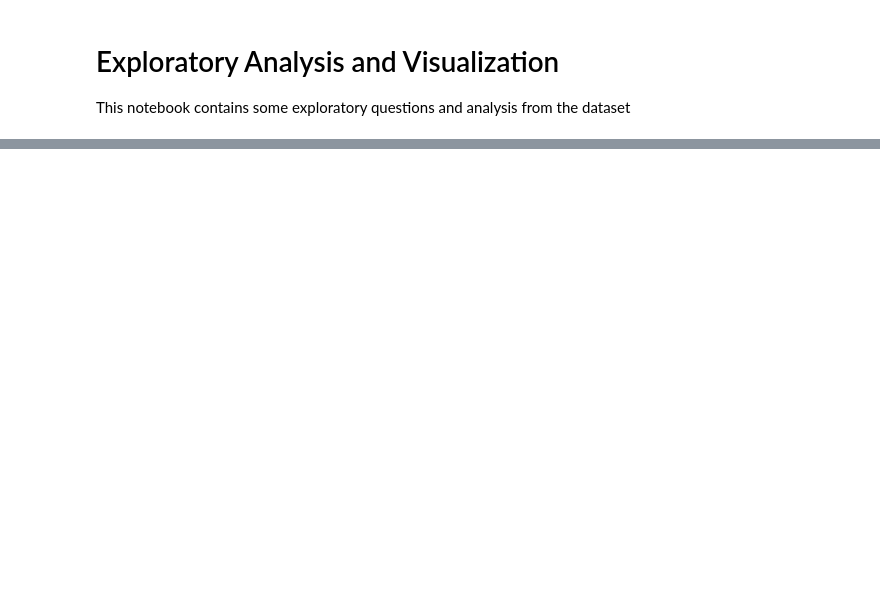
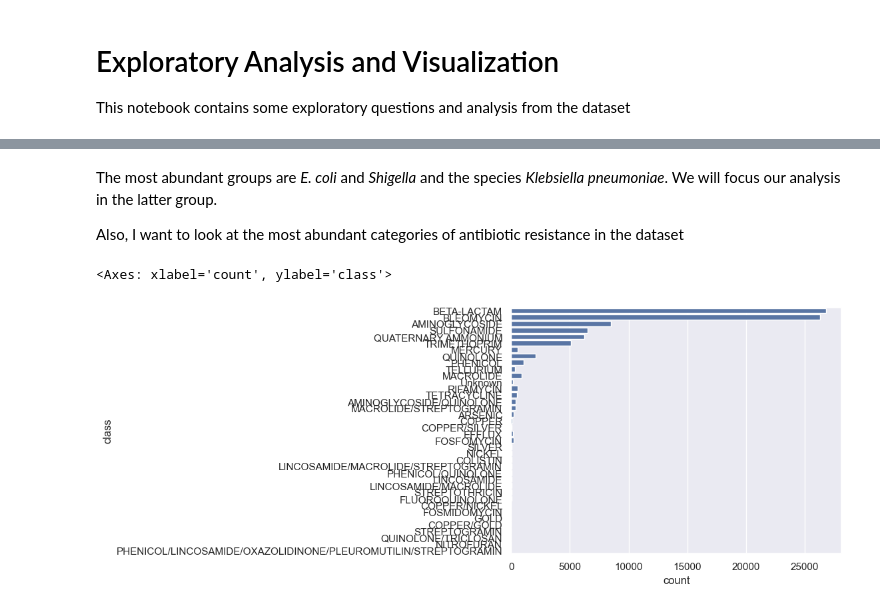
Before and after one commit to juanu/ndm-global, a Jupyter notebook: notebooks/2_ExploratoryAnalysis.ipynb, the cells around one changed output, grey strips where cells are left out. Cells and saved outputs as stored; diff of their text form; code cells hidden in the pictures; blank space fills up the shorter version.

Commit message:
updated exploratory analysis

```diff
--- a/notebooks/2_ExploratoryAnalysis.ipynb
+++ b/notebooks/2_ExploratoryAnalysis.ipynb
@@ -18,0 +37,11 @@ df.head()
+# %% [markdown]
+The most abundant groups are _E. coli_ and _Shigella_ and the species _Klebsiella pneumoniae_. We will focus our analysis in the latter group.
+
+Also, I want to look at the most abundant categories of antibiotic resistance in the dataset
+# %%
+sns.countplot(df_unique, y="class",
+              order=df["class"].value_counts().index
+              )
+# %% [output]
+<Axes: xlabel='count', ylabel='class'>
+[figure, added]
```
Also changed, not shown: parts of 9 cells of this notebook.
